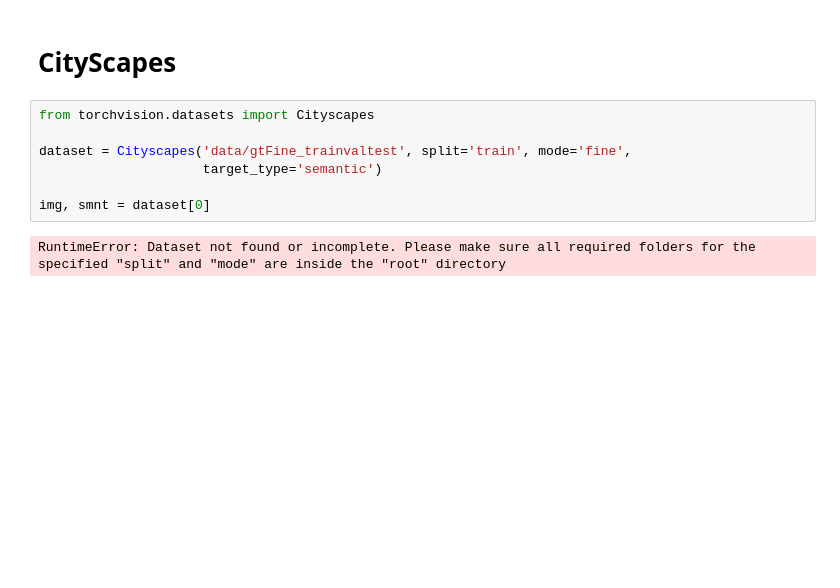
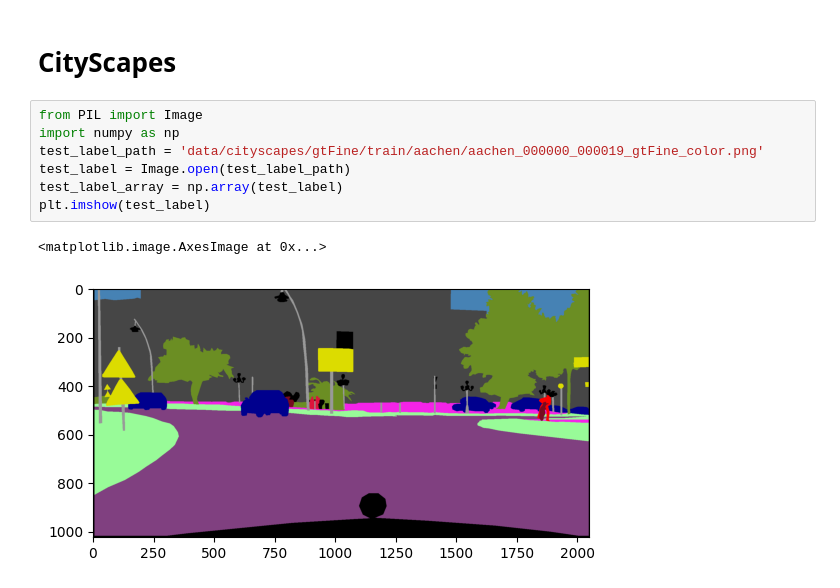
Before and after one commit to xXCoffeeColaXc/Diffusion-based-Image-Translation, a Jupyter notebook: eda.ipynb, the cells around one changed output. Saved outputs shown, nothing was run; the diff lists cells and outputs as text; blank space fills up the shorter version.

```diff
--- a/eda.ipynb
+++ b/eda.ipynb
@@ -124,12 +124,13 @@ plt.show()
 [figure]
 # %% [markdown]
 # CityScapes
-# %%
-from torchvision.datasets import Cityscapes
-
-dataset = Cityscapes('data/gtFine_trainvaltest', split='train', mode='fine',
-                     target_type='semantic')
-
-img, smnt = dataset[0]
-# %% [output]
-RuntimeError: Dataset not found or incomplete. Please make sure all required folders for the specified "split" and "mode" are inside the "root" directory
+# %%
+from PIL import Image
+import numpy as np
+test_label_path = 'data/cityscapes/gtFine/train/aachen/aachen_000000_000019_gtFine_color.png'
+test_label = Image.open(test_label_path)
+test_label_array = np.array(test_label)
+plt.imshow(test_label)
+# %% [output]
+<matplotlib.image.AxesImage at 0x...>
+[figure, added]
```
Also changed, not shown: parts of 7 cells of this notebook, 6 other files.
